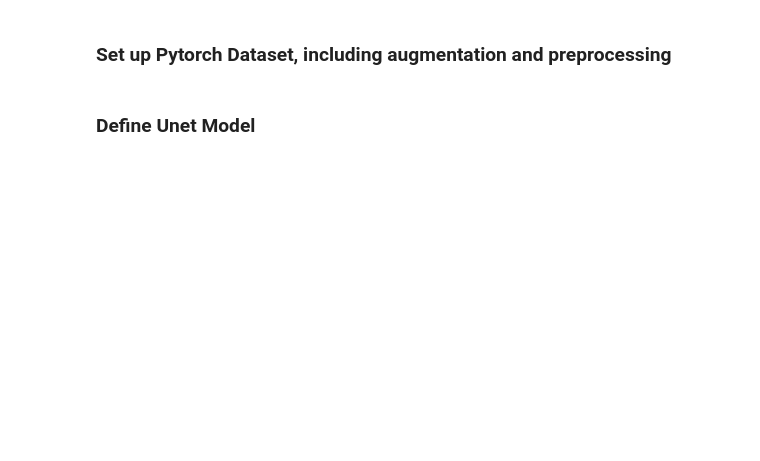
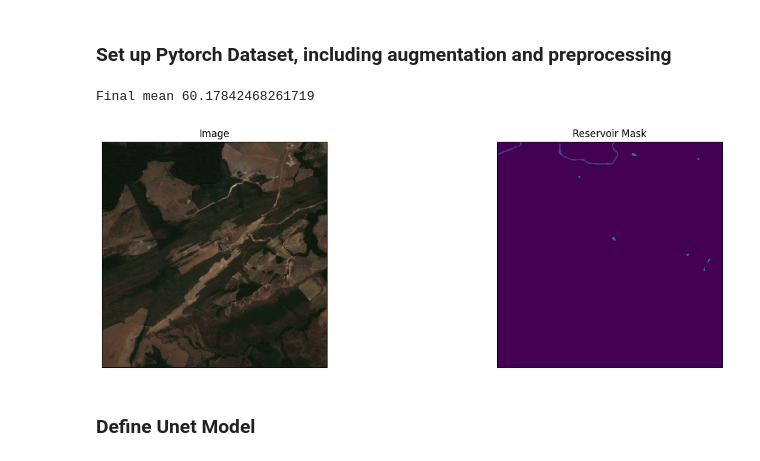
Before and after one commit to kysolvik/waterbodies-smp, a Jupyter notebook: waterbodies-smp/train/train_smp_unet.ipynb, the cells around one changed output. Saved outputs shown, nothing was run; the diff lists cells and outputs as text; code cells hidden in the pictures; blank space fills up the shorter version.

```diff
--- a/waterbodies-smp/train/train_smp_unet.ipynb
+++ b/waterbodies-smp/train/train_smp_unet.ipynb
@@ -44,12 +83,11 @@ mean_std = np.load('./mean_std_v1.npy')
 # %%
-DATA_DIR = './data/reservoirs_10band/'
+x_train_dir = './data/img_dir/train/'
+y_train_dir = './data/ann_dir/train'
 
-
-x_train_dir = os.path.join(DATA_DIR, 'img_dir/train')
-y_train_dir = os.path.join(DATA_DIR, 'ann_dir/train')
-
-x_valid_dir = os.path.join(DATA_DIR, 'img_dir/val')
-y_valid_dir = os.path.join(DATA_DIR, 'ann_dir/val')
+x_valid_dir = './data/img_dir/val'
+y_valid_dir = './data/ann_dir/val'
+# %%
+mean_std = np.load('./data/mean_std.npy')
 # %% [markdown]
 ### Set up Pytorch Dataset, including augmentation and preprocessing
 # %%
@@ -114,8 +160,9 @@ class Dataset(BaseDataset):
             mean_std = None
     ):
         self.ids = os.listdir(images_dir)
+        self.ids.sort()
         self.images_fps = [os.path.join(images_dir, image_id) for image_id in self.ids]
-        self.masks_fps = [os.path.join(masks_dir, image_id.replace('.tif', '.png')) for image_id in self.ids]
+        self.masks_fps = [os.path.join(masks_dir, image_id) for image_id in self.ids]
 
         # convert str names to class values on masks
         self.classes = classes
@@ -137,7 +184,7 @@ class Dataset(BaseDataset):
           masks = [(mask == 1)]
         else:
           # Multi-class
-          masks = [(mask == v) for v in self.class_values]
+          masks = [mask]#[(mask == v) for v in self.class_values]
 
         mask = np.stack(masks, axis=-1).astype('float')
 
@@ -168,7 +215,7 @@ class Dataset(BaseDataset):
 # helper function for data visualization
 def visualize(**images):
     """PLot images in one row."""
-    bands_to_view=[7, 9, 8]
+    bands_to_view=[2, 1, 0]
     n = len(images)
     plt.figure(figsize=(16, 5))
     for i, (name, image) in enumerate(images.items()):
@@ -180,21 +227,24 @@ def visualize(**images):
           plt.imshow(image[:,:, bands_to_view])
           print('Final mean', image.mean())
         else:
-          plt.imshow(image)
+          plt.imshow(image, vmax=len(CLASSES))
 
     plt.show()
 # %%
 # Lets look at data we have
-dataset = Dataset(x_train_dir, y_train_dir, classes=['background', 'reservoir'],
+dataset = Dataset(x_train_dir, y_train_dir, classes=CLASSES,
                   # augmentation=get_training_augmentation(),
-                  mean_std=mean_std,
+                  # mean_std=mean_std,
 )
 
 batch = dataset[5] # get some sample
 visualize(
     image=batch['image'],
-    reservoir_mask=batch['mask'].squeeze()
+    reservoir_mask=batch['mask']
     )
+# %% [output]
+Final mean 60.17842468261719
+[figure, added]
 # %% [markdown]
 ### Define Unet Model
 # %%
```
Also changed, not shown: parts of 18 cells of this notebook.
